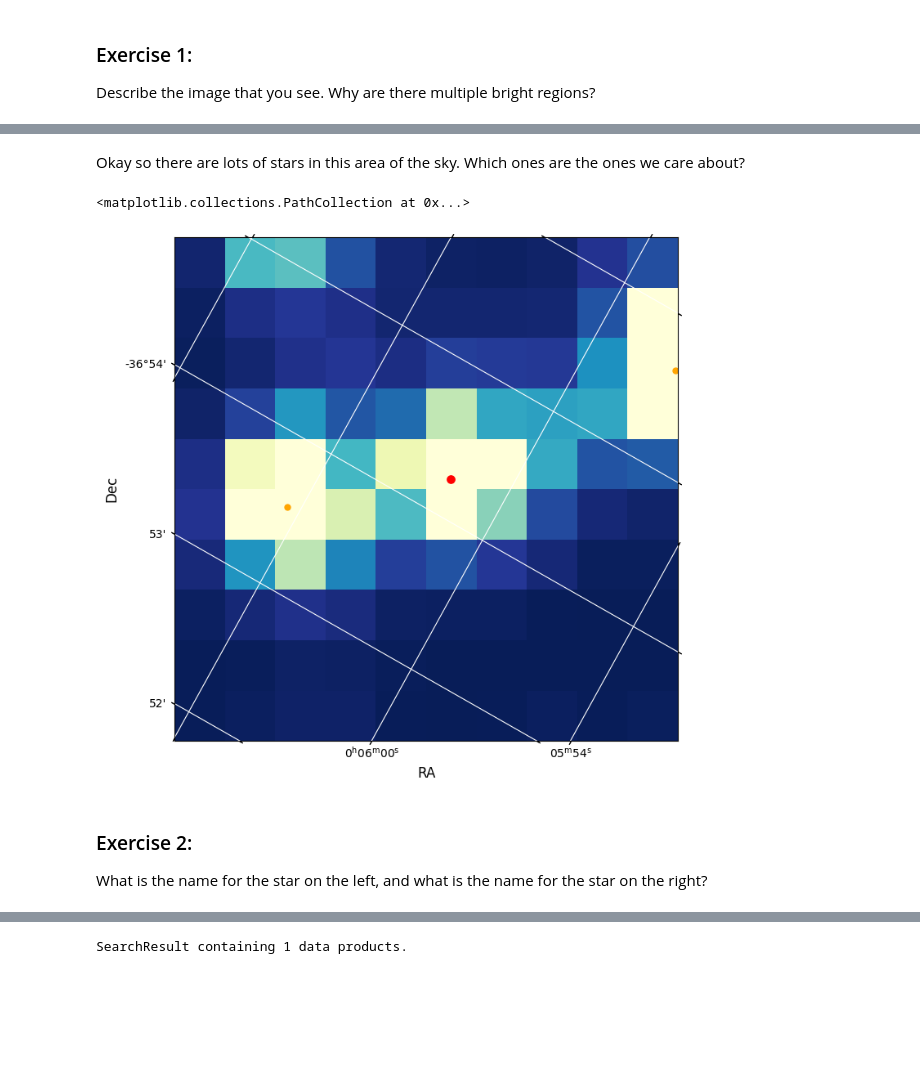
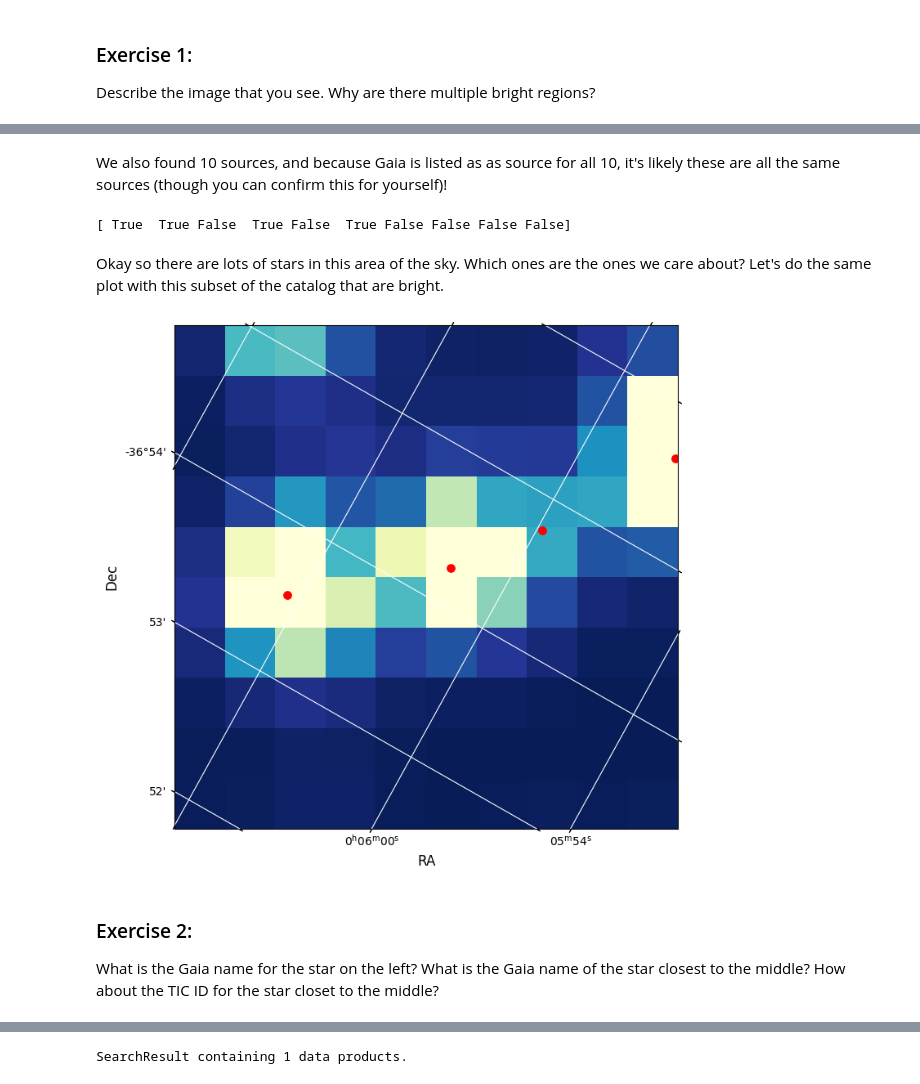
Before and after one commit to spacetelescope/project-tikebook, a Jupyter notebook: 23-07-workshop/finished/Leavitts_Footsteps.ipynb, the cells around one changed output, grey strips where cells are left out. Drawn from its saved outputs; the diff is of its cells as text; code cells hidden in the pictures; blank space fills up the shorter version.

Commit message:
Add start to solutions, query gaia and tic

```diff
--- a/23-07-workshop/finished/Leavitts_Footsteps.ipynb
+++ b/23-07-workshop/finished/Leavitts_Footsteps.ipynb
@@ -159,3 +161,6 @@ Luckily, there is another mission called Gaia that is identifying the positions
 # %%
 radSearch = 2/60 #radius in degrees
 coordstring=str(ra1)+' '+str(dec1)
+# %%
+catalog_Gaia = Catalogs.query_object(coordstring, radius = radSearch, catalog = "Gaia")
+catalog_Gaia
@@ -162,18 +200,4 @@ coordstring=str(ra1)+' '+str(dec1)
 # %%
-catalogData = Catalogs.query_object(coordstring, radius = radSearch, catalog = "TIC")
-ra = catalogData[0]['ra']
-dec = catalogData[0]['dec']
-
-# Print out the first row in the table
-print( catalogData[:10]['ID', 'Tmag', 'Jmag', 'ra', 'dec', 'objType'] )
-
-# Create a list of nearby bright stars (tess magnitude less than 20) from the rest of the data for later.
-bright = catalogData['Tmag'] < 16
-#faint = catalogData['Tmag'] > 15
-#band=bright*faint
-#print(band)
-
-# Make it a list of Ra, Dec pairs of the bright ones. This is now a list of nearby bright stars.
-nearbyStars = list( map( lambda x,y:[x,y], catalogData[bright]['ra'], catalogData[bright]['dec'] ) )
-len(nearbyStars)
+catalog_TIC = Catalogs.query_object(coordstring, radius = radSearch, catalog = "TIC")
+catalog_TIC
 # %% [output]
@@ -193,27 +217,30 @@ len(nearbyStars)
+# %% [markdown]
+We also found 10 sources, and because Gaia is listed as as source for all 10, it's likely these are all the same sources (though you can confirm this for yourself)!
+# %%
+# Create a list of nearby bright stars (tess magnitude less than 16) from the rest of the data for later.
+bright = catalog_TIC['Tmag'] < 16
+print(bright)
+# %% [output]
+[ True  True False  True False  True False False False False]
 # %% [markdown]
-Okay so there are lots of stars in this area of the sky. Which ones are the ones we care about?
+Okay so there are lots of stars in this area of the sky. Which ones are the ones we care about? Let's do the same plot with this subset of the catalog that are bright.
 # %%
-wcs = WCS(hdu1[2].header)
-
 fig = plt.figure(figsize = (8, 8))
 fig.add_subplot(111, projection = wcs)
 plot_cutout(firstImage)
 
 plt.xlabel('RA', fontsize = 12)
 plt.ylabel('Dec', fontsize = 12)
 
-starloc = wcs.all_world2pix([[ra1,dec1]],0)  #Second is origin
-plt.scatter(starloc[0,0], starloc[0,1],s = 45,color = 'red')
-
-# Plot nearby stars as well, which we created using our Catalog call above.
-nearbyLoc = wcs.all_world2pix(nearbyStars[1:],0)
-plt.scatter(nearbyLoc[1:, 0], nearbyLoc[1:, 1],
-            s = 25, color = 'orange')
+TICbright=catalog_TIC[bright]
+for i in range(len(TICbright)):
+    starloc = wcs.all_world2pix([[TICbright['ra'][i],TICbright['dec'][i]]],0)
+    plt.scatter(starloc[0,0], starloc[0,1],s = 45,color = 'red')
 # %% [output]
-<matplotlib.collections.PathCollection at 0x...>
-[figure, old version]
+[figure, new version]
 # %% [markdown]
 ### Exercise 2:
-What is the name for the star on the left, and what is the name for the star on the right?
+What is the Gaia name for the star on the left? What is the Gaia name of the star closest to the middle?
+How about the TIC ID for the star closet to the middle?
 # %%
 # Write your code for Exercise 2 here
```
Also changed, not shown: parts of 12 cells of this notebook, 1 other file.
